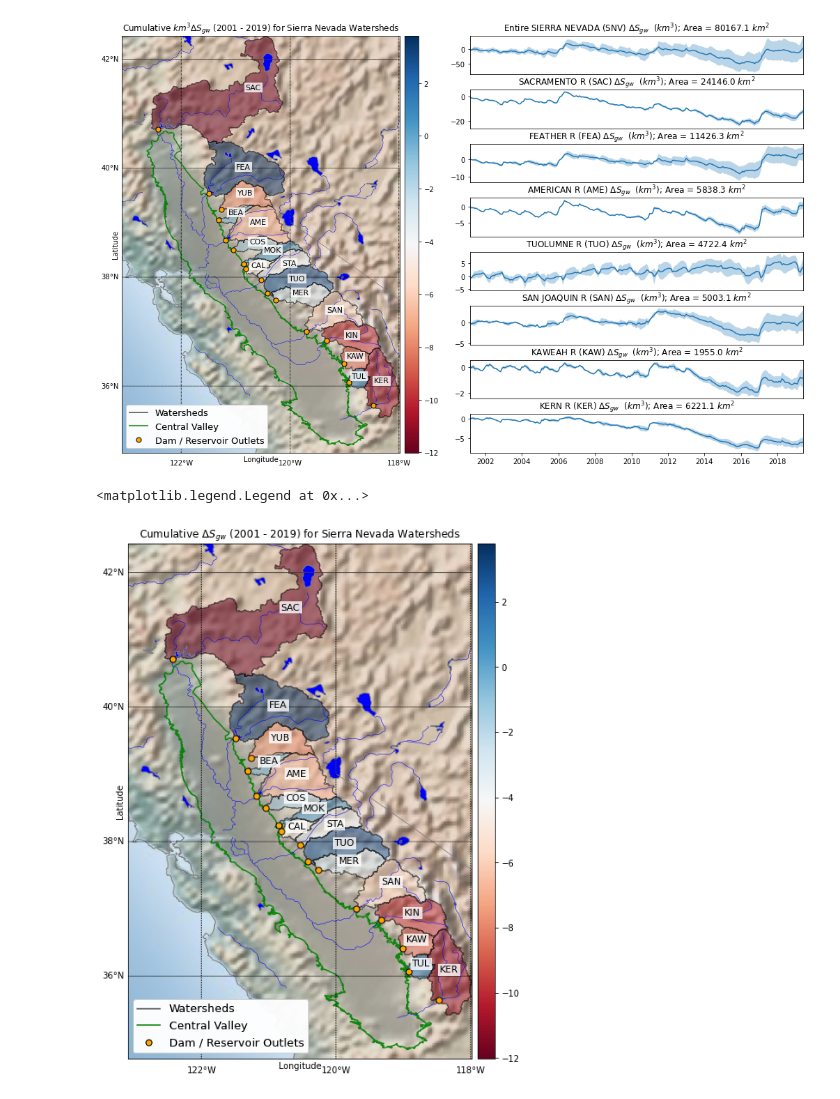
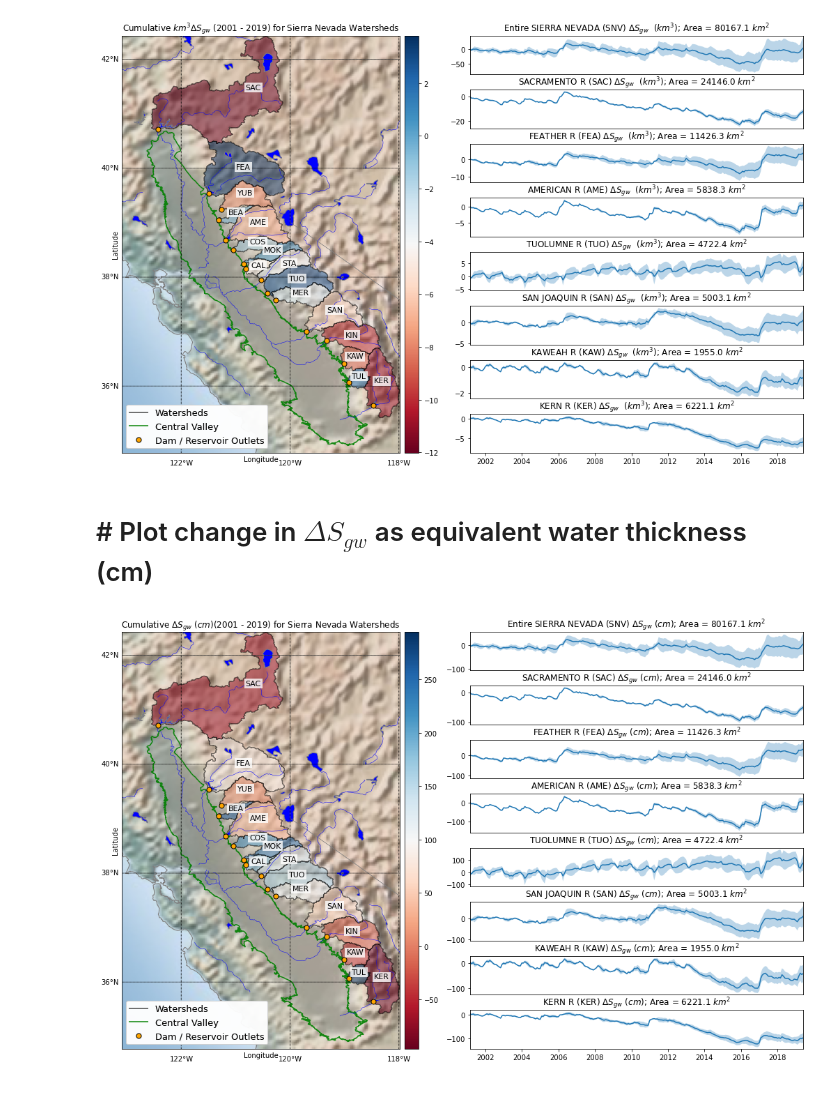
Before and after one commit to kashingtonDC/SierraSheds, a Jupyter notebook: code/Figures.ipynb, the cells around one changed output. Drawn from its saved outputs; the diff is of its cells as text; code cells hidden in the pictures.

Commit message:
figures clean run and add equivalent water thickness

```diff
--- a/code/Figures.ipynb
+++ b/code/Figures.ipynb
@@ -48,10 +47,12 @@ for k,v in dfdict.items():
 # %%
 # Calc ensemble balance, write out min, max, mean
 # %%
+# Setup out dicts
 dsdf_dict = {}
 budyko_dict = {}
 catch_ds = []
 
+# Loop through dfs, select each catchment, calc water balance, get stats, write to out dicts
 for k,v in dfs.items():
     catch = catchments.iloc[k]
     print(catch.catch_name, catch.area_km2)
@@ -96,7 +97,7 @@ for k,v in dfs.items():
     p_aet = adf['aet_modis'].values.mean() / adf['p_prism'].values.mean()
     p_pet = adf['pet_modis'].values.mean() / adf['p_prism'].values.mean()
 
-#     print(p_aet,p_pet)
+    print(p_aet,p_pet)
 
     budyko_dict[catch.catch_name] = [p_aet, p_pet]
 
@@ -105,9 +106,9 @@ for k,v in dfs.items():
     catch_ds.append(catch)
 
     # Plot ds for each wshed
-#     plt.plot(dsdf['ds_mean'], color = 'black',  linewidth=2, label = 'ds mean')
-#     plt.fill_between(dsdf.index, dsdf['ds_min'].astype(float), dsdf['ds_max'].astype(float), color = 'gray', alpha = 0.7, label = 'ds range')
+    plt.plot(dsdf['ds_mean'], color = 'black',  linewidth=2, label = 'ds mean')
+    plt.fill_between(dsdf.index, dsdf['ds_min'].astype(float), dsdf['ds_max'].astype(float), color = 'gray', alpha = 0.7, label = 'ds range')
 
-#     plt.show()
+    plt.show()
 # %% [output]
 SACRAMENTO R 24146.043299999998
@@ -416,6 +427,12 @@ plt.show()
 # %%
 # Concatenate the ΔS sum for each watershed we calculated in the first loop to a single gdf
 ds_catches = gp.GeoDataFrame(pd.DataFrame(pd.concat(catch_ds, axis = 1)).T)
+
+# Concatenate the ΔS sum for each watershed we calculated in the last loop to a single gdf
+# ds_catches = pd.DataFrame(pd.concat(catch_ds, axis = 1)).T
+
+# Calculate ΔS as cm - divide by the catchment area and convert km to cm (1e5)
+ds_catches['ds_sum_cm'] = ds_catches['ds_sum'] / ds_catches['area_km2'] * 1e5
 # %%
 plot_list = ['SIERRA','SAC','FEA', "AMER", "TUO", "SAN", "KAW", "KER"]
 colorlist = ['purple','green','orange','pink','blue','gray','red','brown']
@@ -534,6 +553,8 @@ plt.tight_layout()
 plt.show()
 # %% [output]
 [figure]
+# %% [markdown]
+# # Plot change in $\Delta S_{gw}$ as equivalent water thickness (cm)
 # %%
 # Load outlets shapefile
 outlets = gp.read_file('../shape/outlets.shp')
@@ -551,7 +572,7 @@ urlon, urlat = imextent[2], imextent[3]
 
 # Setup the figure
 plt.figure(figsize=(18, 11))
-G = gridspec.GridSpec(5, 2)
+G = gridspec.GridSpec(8, 2)
 
 # Plot the basemaps in ax1
 ax1 = plt.subplot(G[:, 0:1])
@@ -579,40 +600,74 @@ m.drawmeridians(meridians,labels=[True,False,False,True]) # [left,right,top,bott
 divider = make_axes_locatable(ax1)
 cax = divider.append_axes("right", size="5%", pad=0.1)
 mappable = plt.cm.ScalarMappable(cmap = 'RdBu')
-vmin = ds_catches['ds_sum'].min()
-vmax = ds_catches['ds_sum'].max()
+vmin = ds_catches['ds_sum_cm'].min()
+vmax = ds_catches['ds_sum_cm'].max()
 
 # Plot catchments, color by Δs
-ds_catches.plot(ax=ax1,column = 'ds_sum',alpha = 0.5, edgecolor='black',cmap = 'RdBu',legend = False)
+ds_catches.plot(ax=ax1,column = 'ds_sum_cm',alpha = 0.5, edgecolor='black',cmap = 'RdBu',legend = False)
+
 sm = plt.cm.ScalarMappable(cmap='RdBu', norm=plt.Normalize(vmin=vmin, vmax=vmax))
 sm._A = []
 cbr = plt.colorbar(sm, cax=cax,)
 
 # Plot CV and outlets
 cv.plot(ax=ax1,alpha = 0.9, facecolor="none", edgecolor = 'green', lw = 1.5)
 draw_points(outlets,m, alpha = 1,  color= 'orange', edgecolor = 'black')
 
 # Label the sheds
 for idx, row in c.iterrows():
     ax1.text(row.coords[0], row.coords[1], s=row['catch_name'].split()[0][:3], horizontalalignment='center', size = 11,
     bbox={'facecolor': 'white', 'alpha':0.8, 'pad': 2, 'edgecolor':'none'}, zorder= 5)
 
 # Titles and labels
-ax1.set_title('Cumulative $ΔS_{gw}$ (2001 - 2019) for Sierra Nevada Watersheds')
+ax1.set_title('Cumulative $ΔS_{gw}$ $(cm)$(2001 - 2019) for Sierra Nevada Watersheds')
 ax1.set_ylabel("Latitude")
 ax1.set_xlabel("Longitude")
 
 # Make the second legend (lower left of map)
 custom_lines = [Line2D([0], [0], color='black',markeredgecolor = 'black', alpha = 0.5, lw=2),
                 Line2D([0], [0], color='green',markeredgecolor = 'black', alpha = 0.7, lw=2),
                 Line2D([0], [0], linewidth=0, marker='o', markersize=7, markeredgecolor = 'black',markerfacecolor="orange"),
                 ]
 
 leg1 = ax1.legend(custom_lines, ["Watersheds", "Central Valley",'Dam / Reservoir Outlets'],
                     loc = "lower left",
                     prop={'size':13})
 
 ax1.add_artist(leg1)
+
+# Plot the time series for the selected sheds
+plot_list = ['SIERRA NEVADA','SAC','FEA', "AMER", "TUO", "SAN", "KAW", "KER"]
+
+for idx,i in enumerate(plot_list):
+
+    # Get catchment area, abbreviation, and name
+    cname = [x for x in catchments.catch_name if i in x]
+    if len(cname) ==0:
+        area = round(catchments['area_km2'].sum(),1)
+        cname = "Entire " + i
+        abbv = "SNV"
+    else:
+        area = round(catchments[catchments['catch_name'] == cname[0]].area_km2.values[0],1)
+        cname = " ".join(cname)
+        abbv = cname.split()[0][:3]
+
+    # Setup the subplot
+    ax = plt.subplot(G[idx:idx+1, 1:])
+    df = [v for k,v in dsdf_dict.items() if i in k][0]
+
+    # Plot the ΔS
+    ax.plot(df['ds_mean'] / area * 1e5)
+    ax.set_xlim(df['ds_mean'].dropna().index[0],df['ds_mean'].dropna().index[-1])
+    ax.fill_between(df.index,df['ds_min'].astype(float)/ area * 1e5,df['ds_max'].astype(float)/ area * 1e5, alpha = 0.3)
+    ax.set_title(cname + " (" +abbv+ ") "+ '$ΔS_{gw}$ $(cm)$; Area = ' + str(area) + " $km^2$")
+
+    if not idx == len(plot_list)-1:
+        ax.get_xaxis().set_visible(False)
+
+G.update(wspace=0.1, hspace=0.4) # set the spacing between axes.
+
+plt.tight_layout()
+plt.show()
 # %% [output]
-<matplotlib.legend.Legend at 0x...>
-[figure, old version]
+[figure, new version]
```
Also changed, not shown: parts of 11 cells of this notebook.
